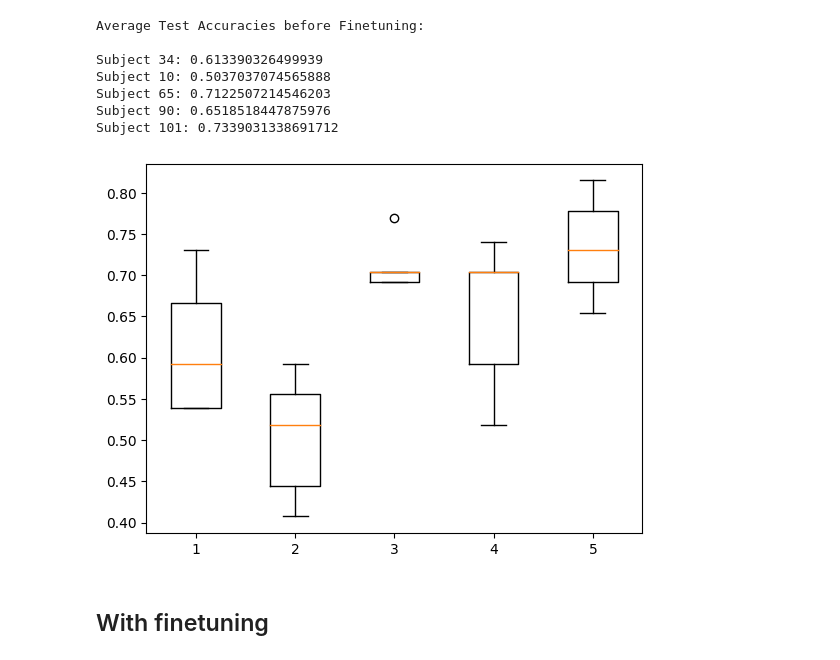
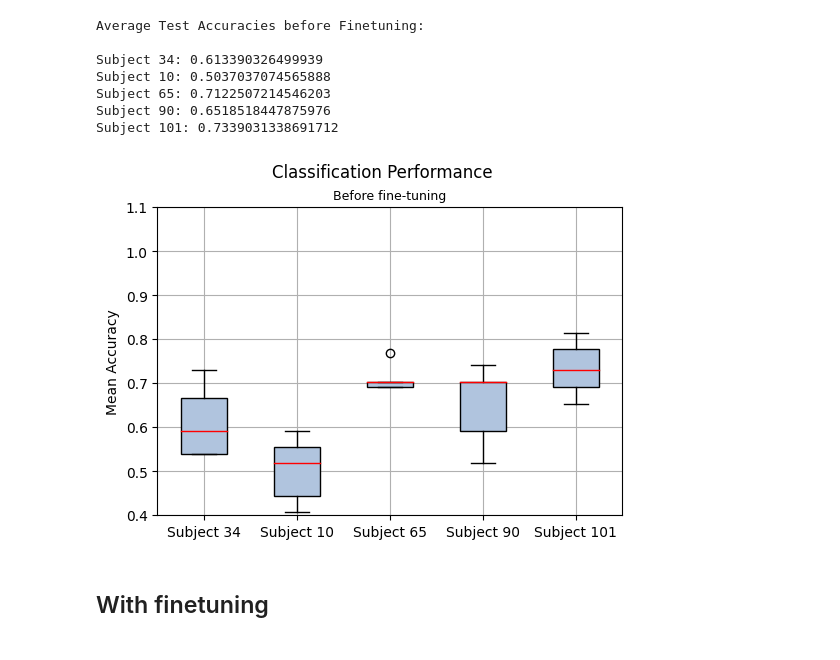
Before and after one commit to AnnaGr-Git/BCI_stroke_rehab, a Jupyter notebook: notebooks/Results_Evaluation.ipynb, the cells around one changed output. Cells and saved outputs as stored; diff of their text form; code cells hidden in the pictures.

```diff
--- a/notebooks/Results_Evaluation.ipynb
+++ b/notebooks/Results_Evaluation.ipynb
@@ -52,0 +63,4 @@ weighted avg       0.87      0.87      0.87      1316
+# %%
+path = "C:/Users/annag/OneDrive - Danmarks Tekniske Universitet/Semester_04/Special_Course_BCI/03_code/BCI_stroke_rehab/models/1D_CNN/ours_3_pairs/leave_subjects_out/test_anna/hist.pkl"
+with open(path, 'rb') as file:
+    history = pickle.load(file)
@@ -70,10 +102,10 @@ test_acc[test_subjects[0]]['NotTuned']
 # %%
 print("Average Test Accuracies before Finetuning:\n")
 
-data_subjects = []
+data_subjects_without = []
 for sub in test_subjects:
     acc = test_acc[sub]['NotTuned']
-    data_subjects.append(acc)
+    data_subjects_without.append(acc)
     print(f"Subject {sub}: {np.mean(acc)}")
 # %% [output]
 Average Test Accuracies before Finetuning:
@@ -84,7 +116,16 @@ Subject 65: 0.7122507214546203
 Subject 90: 0.6518518447875976
 Subject 101: 0.7339031338691712
 # %%
-plt.boxplot(data_subjects)
-plt.show()
+fig, ax = plt.subplots(1,figsize=(6,4))
+bp = ax.boxplot(data_subjects_without, labels=["Subject 34", "Subject 10", "Subject 65","Subject 90", "Subject 101"], boxprops=dict(facecolor='lightsteelblue'),patch_artist=True)
+ax.set_ylim(0.4,1.1)
+
+for median in bp['medians']:
+    median.set_color('red')
+
+plt.title('Before fine-tuning',fontsize=9)
+plt.suptitle("Classification Performance",fontsize=12, y=0.99)
+ax.set_ylabel('Mean Accuracy')
+plt.grid()
 # %% [output]
-[figure, old version]
+[figure, new version]
```
Also changed, not shown: parts of 61 cells of this notebook, 4 other files.
